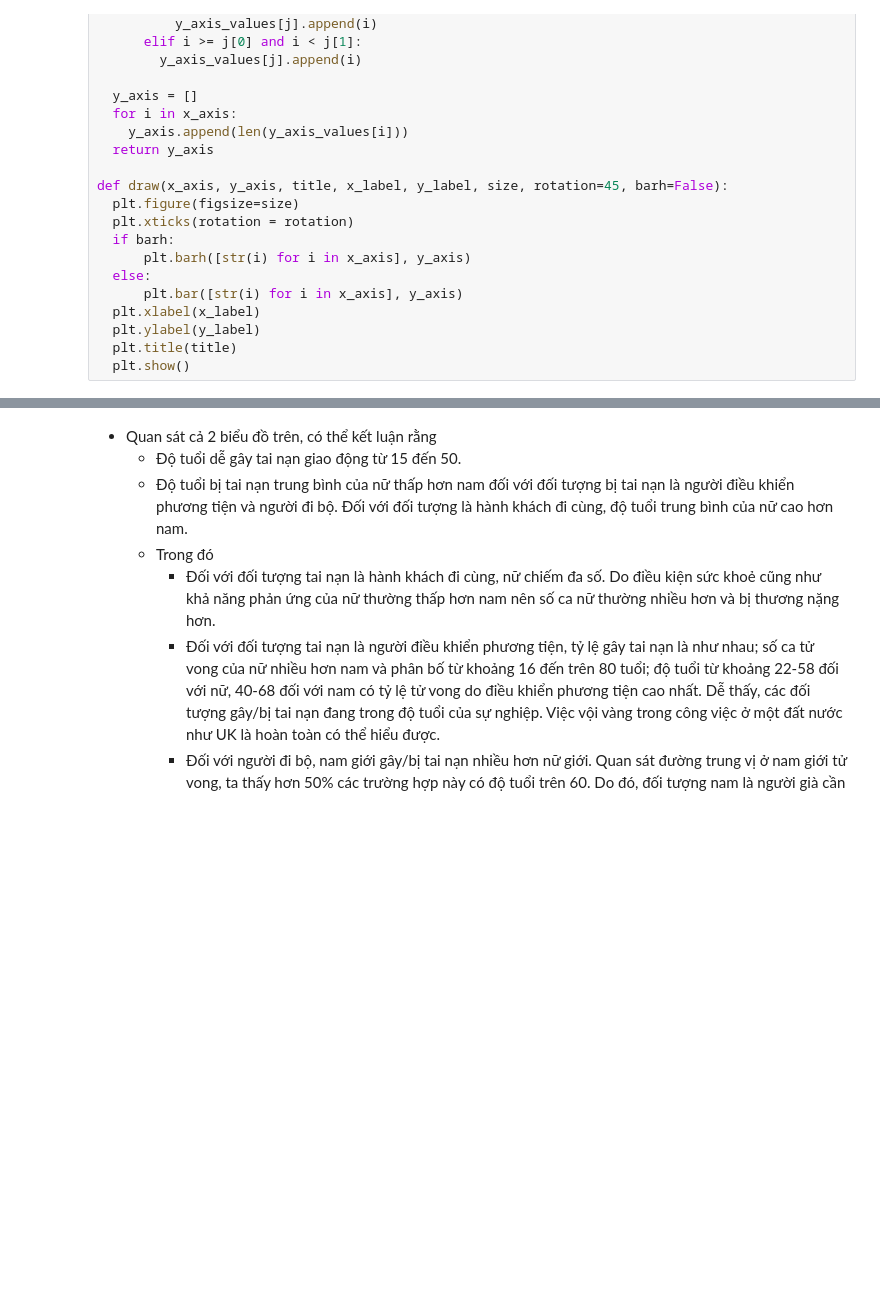
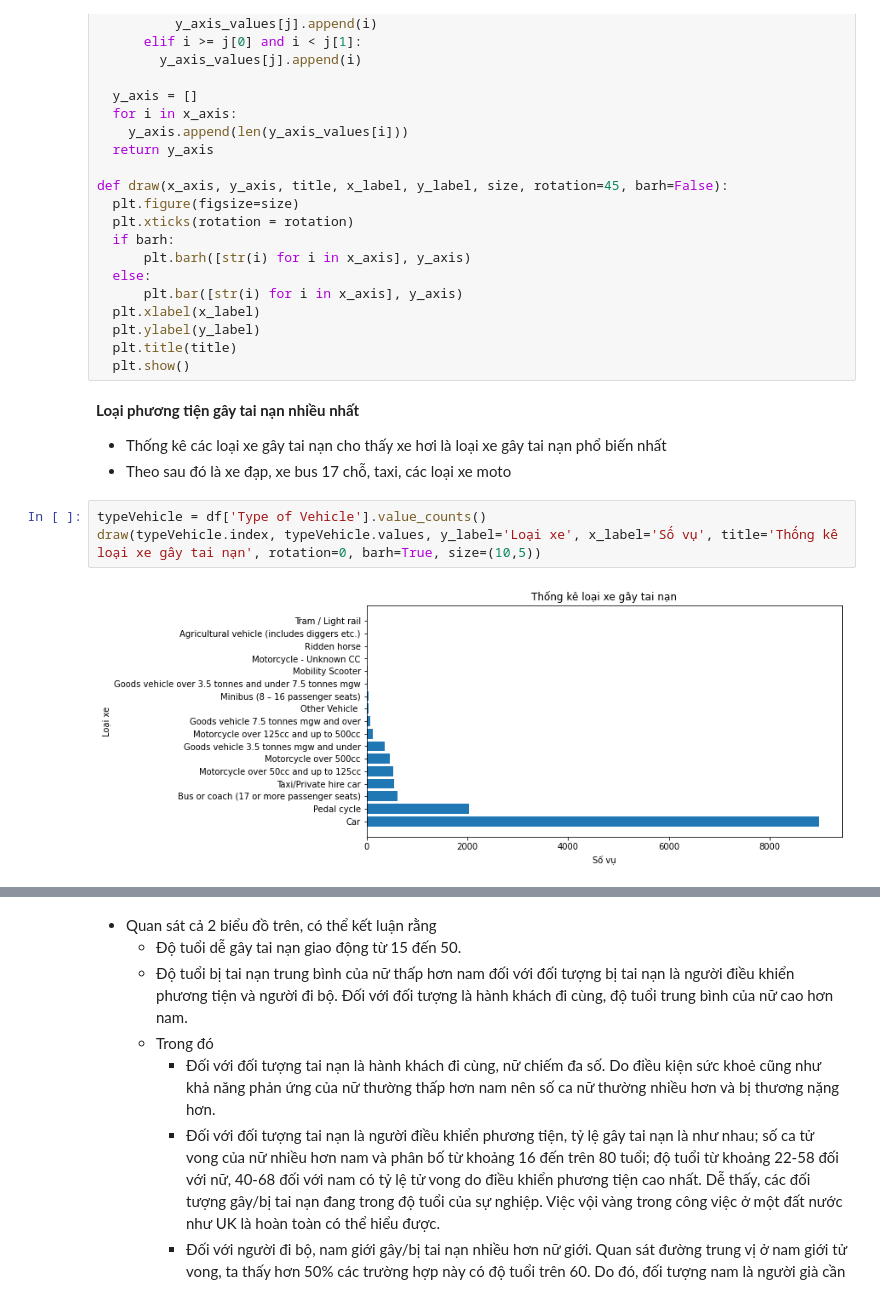
Before and after one commit to XQuyTran/Traffic-Accident-Analysis, a Jupyter notebook: src/Analysis.ipynb, the cells around one changed output, grey strips where cells are left out. Saved outputs shown, nothing was run; the diff lists cells and outputs as text; blank space fills up the shorter version.

```diff
--- a/src/Analysis.ipynb
+++ b/src/Analysis.ipynb
@@ -70,3 +67,12 @@ def draw(x_axis, y_axis, title, x_label, y_label, size, rotation=45, barh=False)
   plt.ylabel(y_label)
   plt.title(title)
   plt.show()
+# %% [markdown]
+**Loại phương tiện gây tai nạn nhiều nhất**
+- Thống kê các loại xe gây tai nạn cho thấy xe hơi là loại xe gây tai nạn phổ biến nhất
+- Theo sau đó là xe đạp, xe bus 17 chỗ, taxi, các loại xe moto
+# %%
+typeVehicle = df['Type of Vehicle'].value_counts()
+draw(typeVehicle.index, typeVehicle.values, y_label='Loại xe', x_label='Số vụ', title='Thống kê loại xe gây tai nạn', rotation=0, barh=True, size=(10,5))
+# %% [output]
+[figure, added]
```
Also changed, not shown: parts of 44 cells of this notebook.
